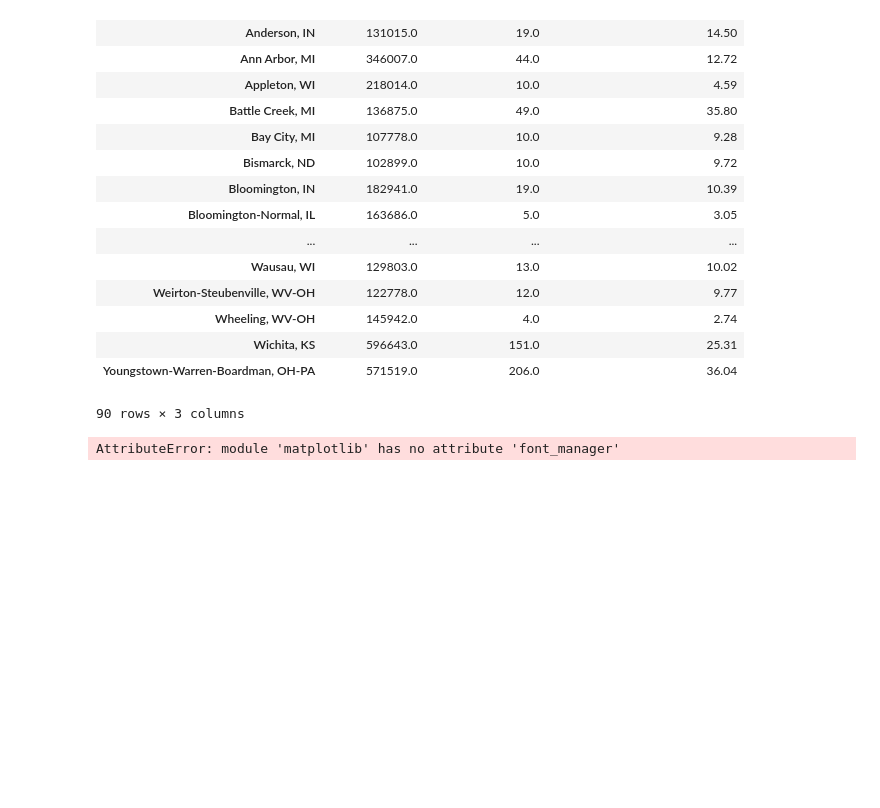
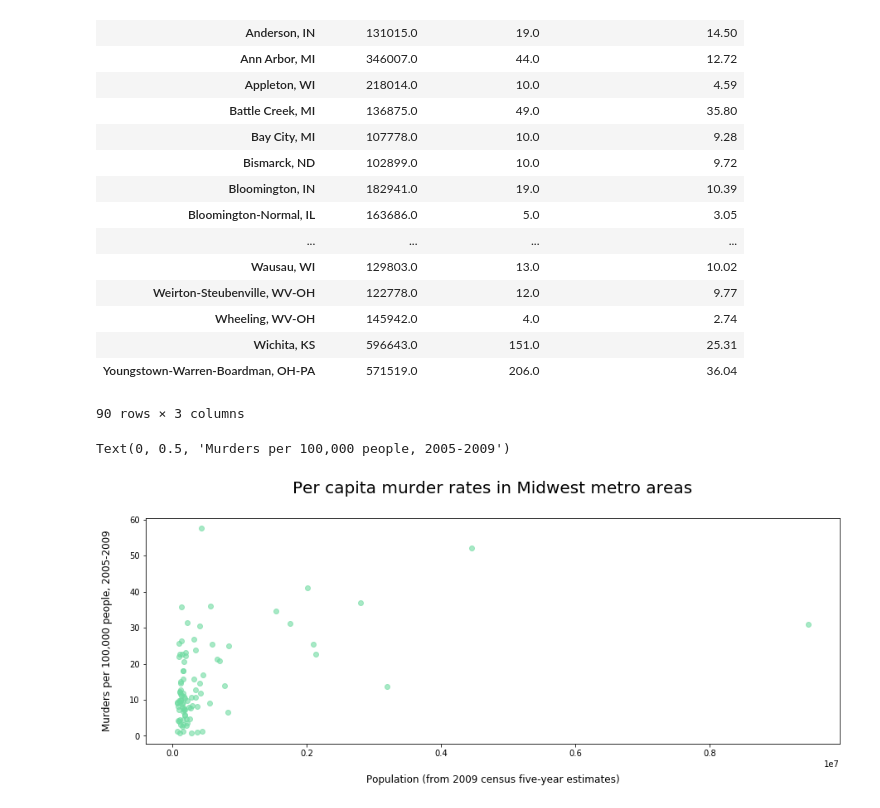
Before and after one commit to bendgame/Project-one, a Jupyter notebook: MurdersByMetro.ipynb, the cells around one changed output. Saved outputs shown, nothing was run; the diff lists cells and outputs as text; code cells hidden in the pictures; blank space fills up the shorter version.

Commit message:
fixed plot size

```diff
--- a/MurdersByMetro.ipynb
+++ b/MurdersByMetro.ipynb
@@ -241,10 +240,13 @@ midwest_metromurders_0509
 | Youngstown-Warren-Boardman, OH-PA | 571519.0 | 206.0 | 36.04 |
 90 rows × 3 columns
 # %%
-midwest_metromurders_0509.plot(kind='scatter', x='Population 2009', y='Per capita murder rate, 2005-2009',
-                               color='#6EDBA1', grid=True, alpha=0.8)
+x = midwest_metromurders_0509['Population 2009']
+y = midwest_metromurders_0509['Per capita murder rate, 2005-2009']
+plt.figure(figsize=(15,5))
+plt.scatter(x, y, color='#6EDBA1', alpha=0.6)
 plt.title('Per capita murder rates in Midwest metro areas', pad=30, fontname='Chaparral Pro', fontsize=20)
 plt.xlabel('Population (from 2009 census five-year estimates)', labelpad=20, fontname='Chaparral Pro', fontsize=12)
 plt.ylabel('Murders per 100,000 people, 2005-2009', labelpad=20, fontname='Chaparral Pro', fontsize=12)
 # %% [output]
-AttributeError: module 'matplotlib' has no attribute 'font_manager'
+Text(0, 0.5, 'Murders per 100,000 people, 2005-2009')
+[figure, added]
```
Also changed, not shown: parts of 1 cell of this notebook.
